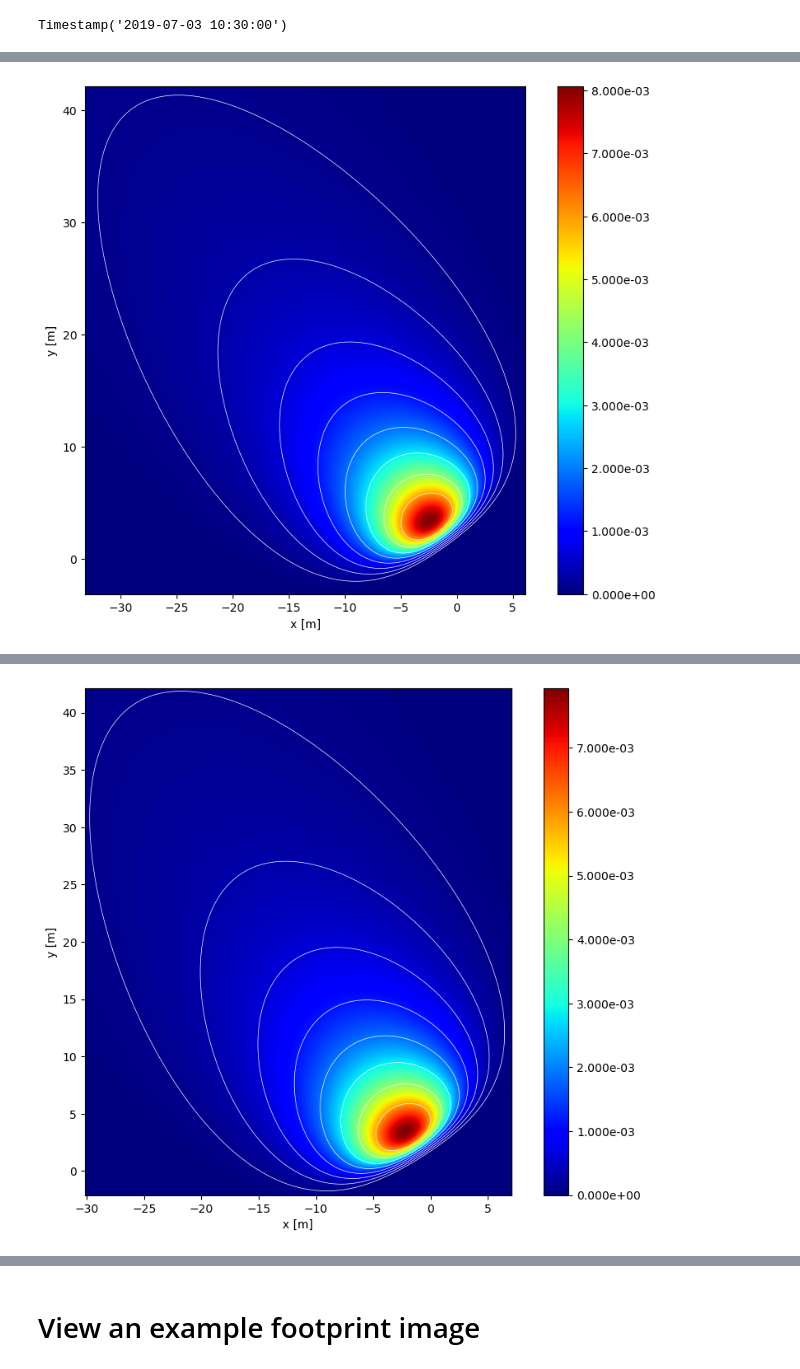
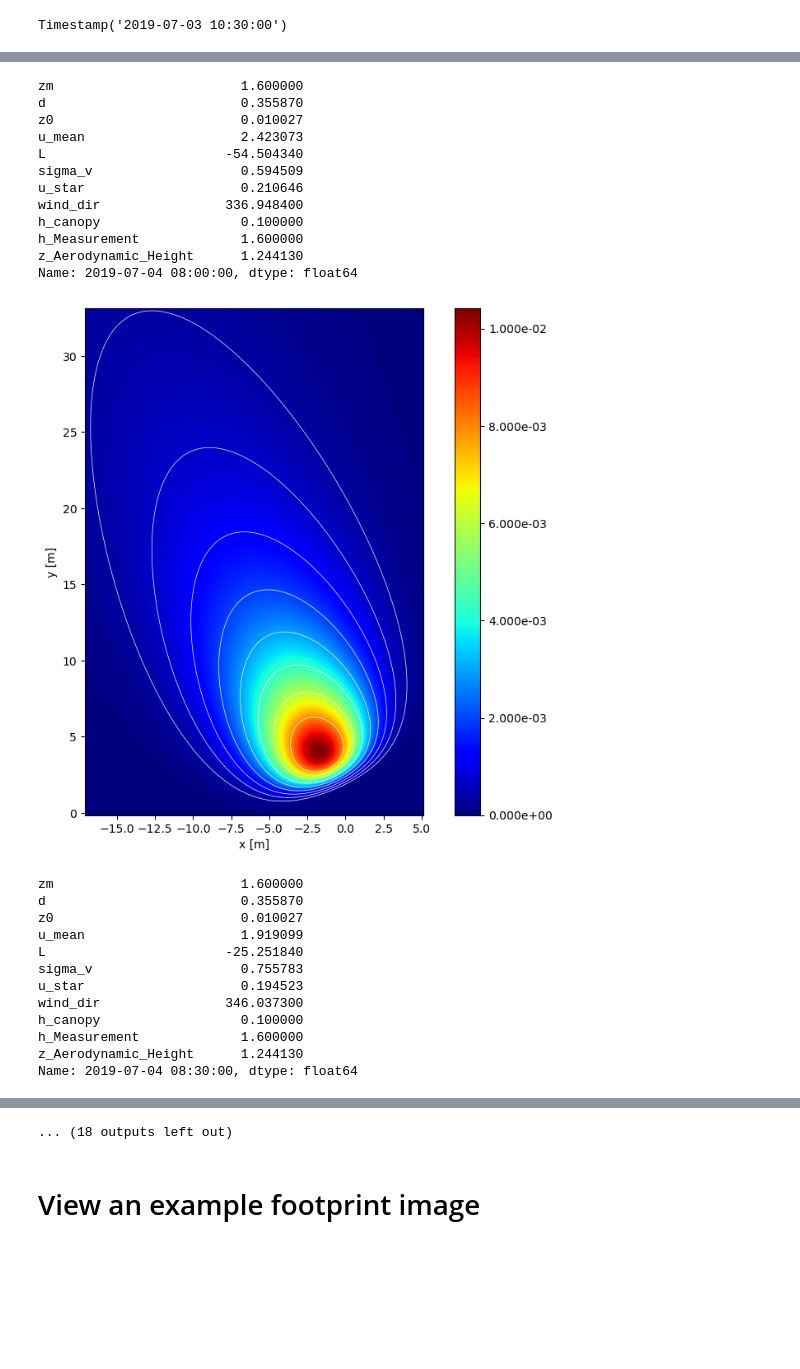
Before and after one commit to Open-ET/flux-data-footprint, a Jupyter notebook: example notebooks/celery_site/celery.ipynb, the cells around one changed output, grey strips where cells are left out. Saved outputs shown, nothing was run; the diff lists cells and outputs as text; code cells hidden in the pictures; blank space fills up the shorter version.

```diff
--- a/example notebooks/celery_site/celery.ipynb
+++ b/example notebooks/celery_site/celery.ipynb
@@ -96,35 +99,3 @@ Alert(0013):
 
 Calculating footprint  1  of  1
 [figure]
-# %%
-import ffp
-
-df = pd.read_csv('FP_Celery.csv')
-m = dict(yyyy='year', mm='month', day='day', HH_UTC='hour', MM='minute')
-v = df.iloc[:, :5].rename(columns=m)
-v['second'] = 0
-df.index = pd.to_datetime(v)
-df.index.name = 'date'
-df.drop(m.keys(), axis= 1, inplace=True)
-df.head()
-
-index = pd.to_datetime("2019-07-03 10:30:00")
-tmp = df.loc[index,:].astype(float)
-dx = 100
-print([tmp.zm - tmp.d,tmp.z0,tmp.u_mean,tmp.L,tmp.sigma_v,tmp.u_star,tmp.wind_dir])
-ffpobj = ffp.ffp_climatology(
-        zm=tmp.zm - tmp.d,
-        z0=tmp.z0,
-        umean=tmp.u_mean,
-        h=2000,
-        ol=tmp.L,
-        sigmav=tmp.sigma_v,
-        ustar=tmp.u_star,
-        wind_dir=tmp.wind_dir,
-        fig=True,
-        dx=100,
-        dy=100,
-        crop=True,
-    )
-
-print([tmp.zm - tmp.d,tmp.z0,tmp.u_mean,tmp.L,tmp.sigma_v,tmp.u_star,tmp.wind_dir])
@@ -155,9 +227,10 @@ Timestamp('2019-07-03 10:30:00')
 origin_d = 75.
 dx = 3.
 # only doing 2 days half hourly
-for i, index in enumerate(df.loc['7/4/2019 08:00':'7/4/2019 14:00'].index):
+for i, index in enumerate(df.loc['7/4/2019 07:00':'7/4/2019 14:00'].index):
     tmp = df.loc[index,:].astype(float)
-    r = ffp2.ffp_climatology(
+    print(tmp)
+    r = ffp.ffp_climatology(
         zm=tmp.zm - tmp.d,
         z0=tmp.z0,
         umean=tmp.u_mean,
@@ -182 +279,25 @@ for i, index in enumerate(df.loc['7/4/2019 08:00':'7/4/2019 14:00'].index):
+zm                        1.600000
+d                         0.355870
+z0                        0.010027
+u_mean                    2.423073
+L                       -54.504340
+sigma_v                   0.594509
+u_star                    0.210646
+wind_dir                336.948400
+h_canopy                  0.100000
+h_Measurement             1.600000
+z_Aerodynamic_Height      1.244130
+Name: 2019-07-04 08:00:00, dtype: float64
-[figure, old version]
+[figure, new version]
+zm                        1.600000
+d                         0.355870
+z0                        0.010027
+u_mean                    1.919099
+L                       -25.251840
+sigma_v                   0.755783
+u_star                    0.194523
+wind_dir                346.037300
+h_canopy                  0.100000
+h_Measurement             1.600000
+z_Aerodynamic_Height      1.244130
+Name: 2019-07-04 08:30:00, dtype: float64
@@ -186 +330,0 @@ for i, index in enumerate(df.loc['7/4/2019 08:00':'7/4/2019 14:00'].index):
-[figure, removed]
@@ -193,3 +331,4 @@ for i, index in enumerate(df.loc['7/4/2019 08:00':'7/4/2019 14:00'].index):
+... (18 outputs left out)
 # %% [markdown]
 # View an example footprint image
 # %%
```
Also changed, not shown: parts of 8 cells of this notebook, 8 other files.
